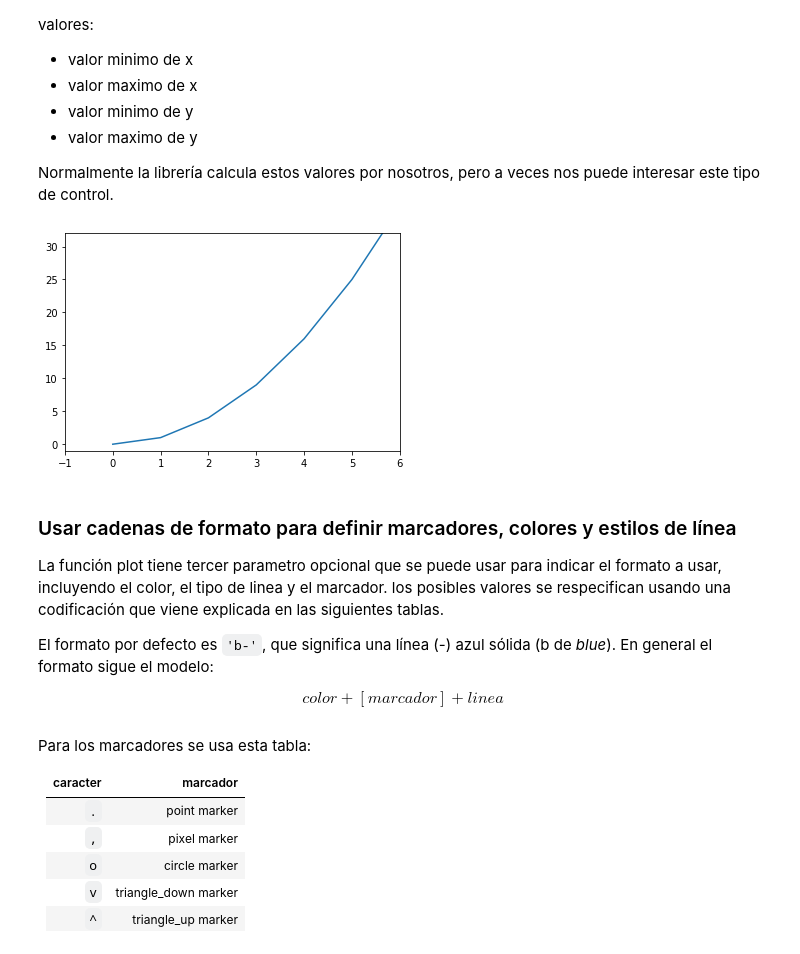
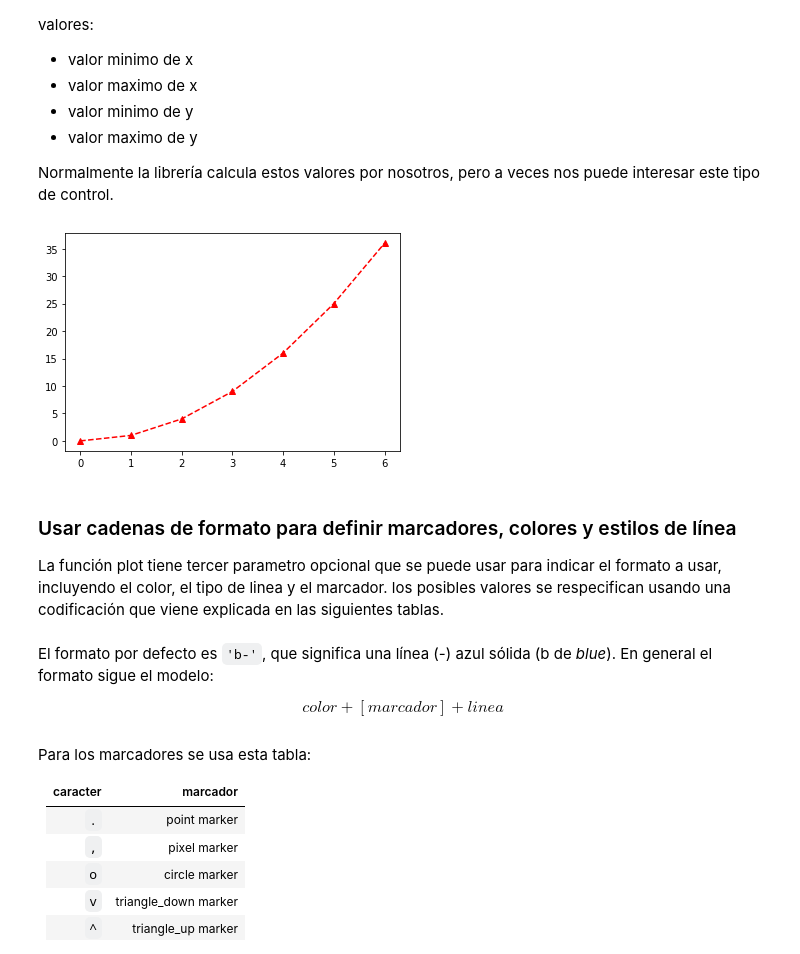
Before and after one commit to pythoncanarias/eoi, a Jupyter notebook: 05-libs/external/matplotlib/matplotlib.ipynb, the cells around one changed output. Drawn from its saved outputs; the diff is of its cells as text; code cells hidden in the pictures.

```diff
--- a/05-libs/external/matplotlib/matplotlib.ipynb
+++ b/05-libs/external/matplotlib/matplotlib.ipynb
@@ -165,11 +189,11 @@ PAra definir el rango de los ejes, usamos la funcion `axis`, pasandole un array
 
 Normalmente la librería calcula estos valores por nosotros, pero a veces nos puede interesar este tipo de control.
 # %%
-plt.plot([x**2 for x in range(7)])
-plt.axis([-1, 6, -1, 32])
+plt.plot([x**2 for x in range(7)], 'r^--')
+# plt.axis([-1, 8, -1, 64])
 plt.show()
 # %% [output]
-[figure, old version]
+[figure, new version]
 # %% [markdown]
 ### Usar cadenas de formato para definir marcadores, colores y estilos de línea
 
@@ -177,11 +201,11 @@ La función plot tiene tercer parametro opcional que se puede usar para indicar
 el formato a usar, incluyendo el color, el tipo de linea y el marcador. los
 posibles valores se respecifican usando una codificación que viene explicada en las
 siguientes tablas.
-
-El formato por defecto es `'b-'`, que significa una línea (-) azul sólida (b de *blue*).
-En general el formato sigue el modelo:
-
-$$ color + [marcador] + linea $$
+# %% [markdown]
+El formato por defecto es `'b-'`, que significa una línea (-) azul sólida (b de *blue*).
+En general el formato sigue el modelo:
+
+$$ color + [marcador] + linea $$
 # %% [markdown]
 Para los marcadores se usa esta tabla:
 
```
Also changed, not shown: parts of 11 cells of this notebook, 1 other file.
